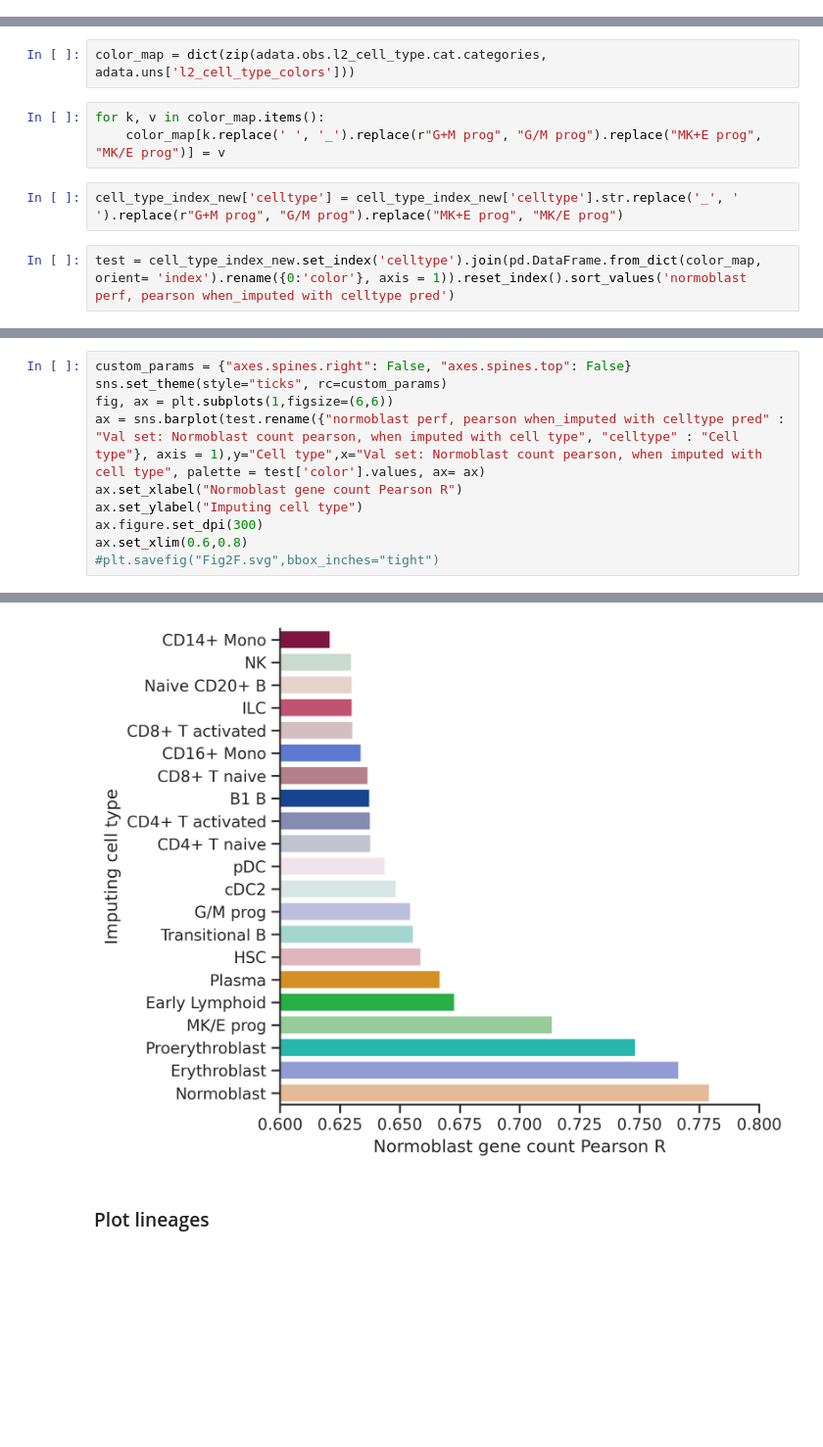
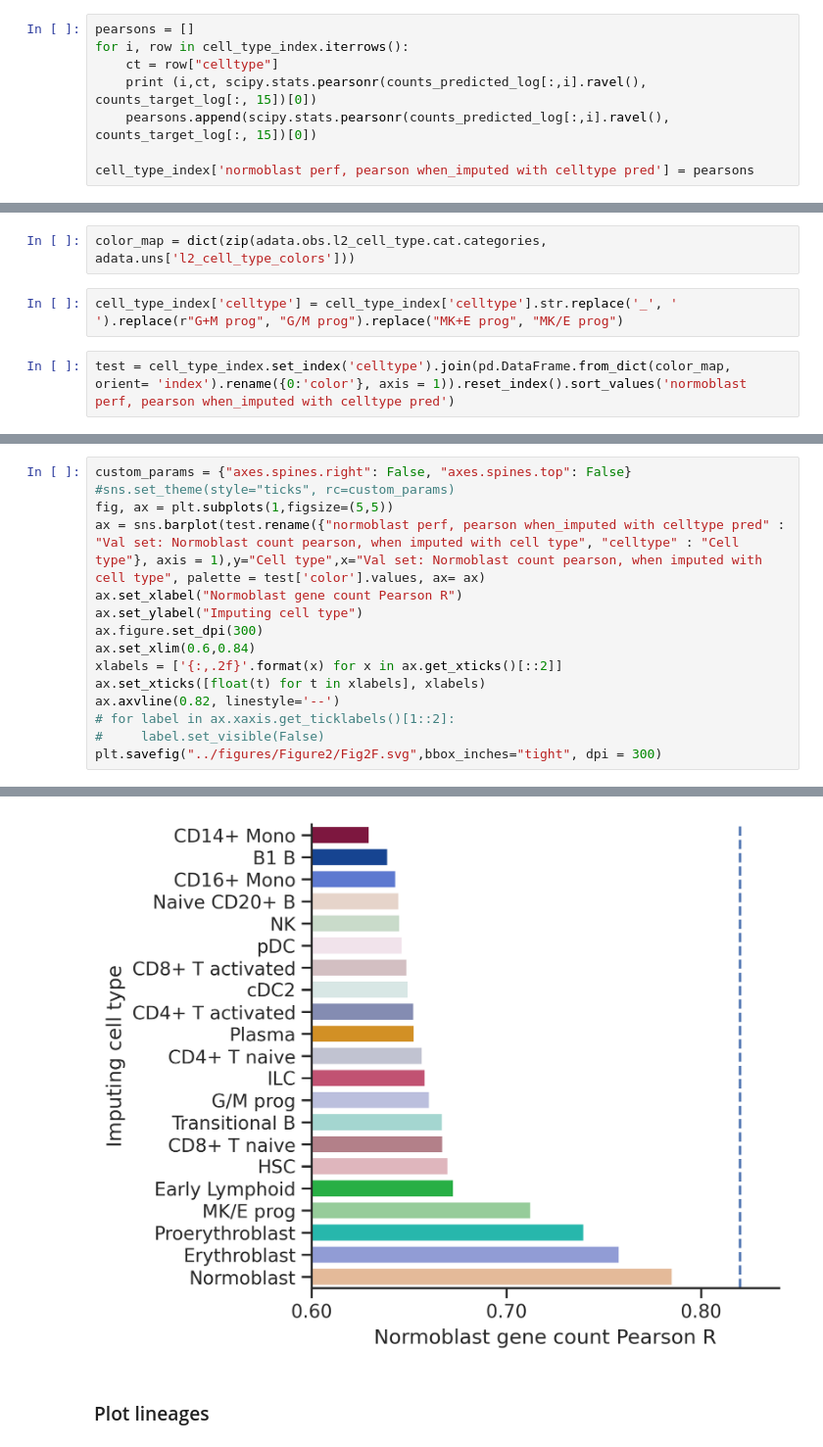
Before and after one commit to gagneurlab/scooby_reproducibility, a Jupyter notebook: notebooks/figure2/Figure2.ipynb, the cells around one changed output, grey strips where cells are left out. Shown at 98% size. Cells and saved outputs as stored; diff of their text form; blank space fills up the shorter version.

```diff
--- a/notebooks/figure2/Figure2.ipynb
+++ b/notebooks/figure2/Figure2.ipynb
@@ -261,0 +261,8 @@ cell_type_index_new = pd.read_parquet(os.path.join(data_path, "count_eval", "no_
+# %%
+pearsons = []
+for i, row in cell_type_index.iterrows():
+    ct = row["celltype"]
+    print (i,ct, scipy.stats.pearsonr(counts_predicted_log[:,i].ravel(), counts_target_log[:, 15])[0])
+    pearsons.append(scipy.stats.pearsonr(counts_predicted_log[:,i].ravel(), counts_target_log[:, 15])[0])
+
+cell_type_index['normoblast perf, pearson when_imputed with celltype pred'] = pearsons
@@ -264,13 +288,10 @@ cell_type_index_new = pd.read_parquet(os.path.join(data_path, "count_eval", "no_
 adata = sc.read(os.path.join(data_path, 'bmmc_multiome_multivi_neurips21_curated_new_palantir_fixed_GEX.h5ad'))
 # %%
 color_map = dict(zip(adata.obs.l2_cell_type.cat.categories, adata.uns['l2_cell_type_colors']))
-# %%
-for k, v in color_map.items():
-    color_map[k.replace(' ', '_').replace(r"G+M prog", "G/M prog").replace("MK+E prog", "MK/E prog")] = v
 # %%
-cell_type_index_new['celltype'] = cell_type_index_new['celltype'].str.replace('_', ' ').replace(r"G+M prog", "G/M prog").replace("MK+E prog", "MK/E prog")
+cell_type_index['celltype'] = cell_type_index['celltype'].str.replace('_', ' ').replace(r"G+M prog", "G/M prog").replace("MK+E prog", "MK/E prog")
 # %%
-test = cell_type_index_new.set_index('celltype').join(pd.DataFrame.from_dict(color_map, orient= 'index').rename({0:'color'}, axis = 1)).reset_index().sort_values('normoblast perf, pearson when_imputed with celltype pred')
+test = cell_type_index.set_index('celltype').join(pd.DataFrame.from_dict(color_map, orient= 'index').rename({0:'color'}, axis = 1)).reset_index().sort_values('normoblast perf, pearson when_imputed with celltype pred')
 # %%
 test
 # %% [output]
@@ -294,13 +315,18 @@ test
 # %%
 custom_params = {"axes.spines.right": False, "axes.spines.top": False}
-sns.set_theme(style="ticks", rc=custom_params)
-fig, ax = plt.subplots(1,figsize=(6,6))
+#sns.set_theme(style="ticks", rc=custom_params)
+fig, ax = plt.subplots(1,figsize=(5,5))
 ax = sns.barplot(test.rename({"normoblast perf, pearson when_imputed with celltype pred" : "Val set: Normoblast count pearson, when imputed with cell type", "celltype" : "Cell type"}, axis = 1),y="Cell type",x="Val set: Normoblast count pearson, when imputed with cell type", palette = test['color'].values, ax= ax)
 ax.set_xlabel("Normoblast gene count Pearson R")
 ax.set_ylabel("Imputing cell type")
 ax.figure.set_dpi(300)
-ax.set_xlim(0.6,0.8)
-#plt.savefig("Fig2F.svg",bbox_inches="tight")
+ax.set_xlim(0.6,0.84)
+xlabels = ['{:,.2f}'.format(x) for x in ax.get_xticks()[::2]]
+ax.set_xticks([float(t) for t in xlabels], xlabels)
+ax.axvline(0.82, linestyle='--')
+# for label in ax.xaxis.get_ticklabels()[1::2]:
+#     label.set_visible(False)
+plt.savefig("../figures/Figure2/Fig2F.svg",bbox_inches="tight", dpi = 300)
 # %% [output]
 Passing `palette` without assigning `hue` is deprecated and will be removed in v0.14.0. Assign the `y` variable to `hue` and set `legend=False` for the same effect.
 
@@ -309,3 +334,3 @@ Passing `palette` without assigning `hue` is deprecated and will be removed in v
-[figure, old version]
+[figure, new version]
 # %% [markdown]
 ### Plot lineages
```
Also changed, not shown: parts of 21 cells of this notebook, 29 other files.
